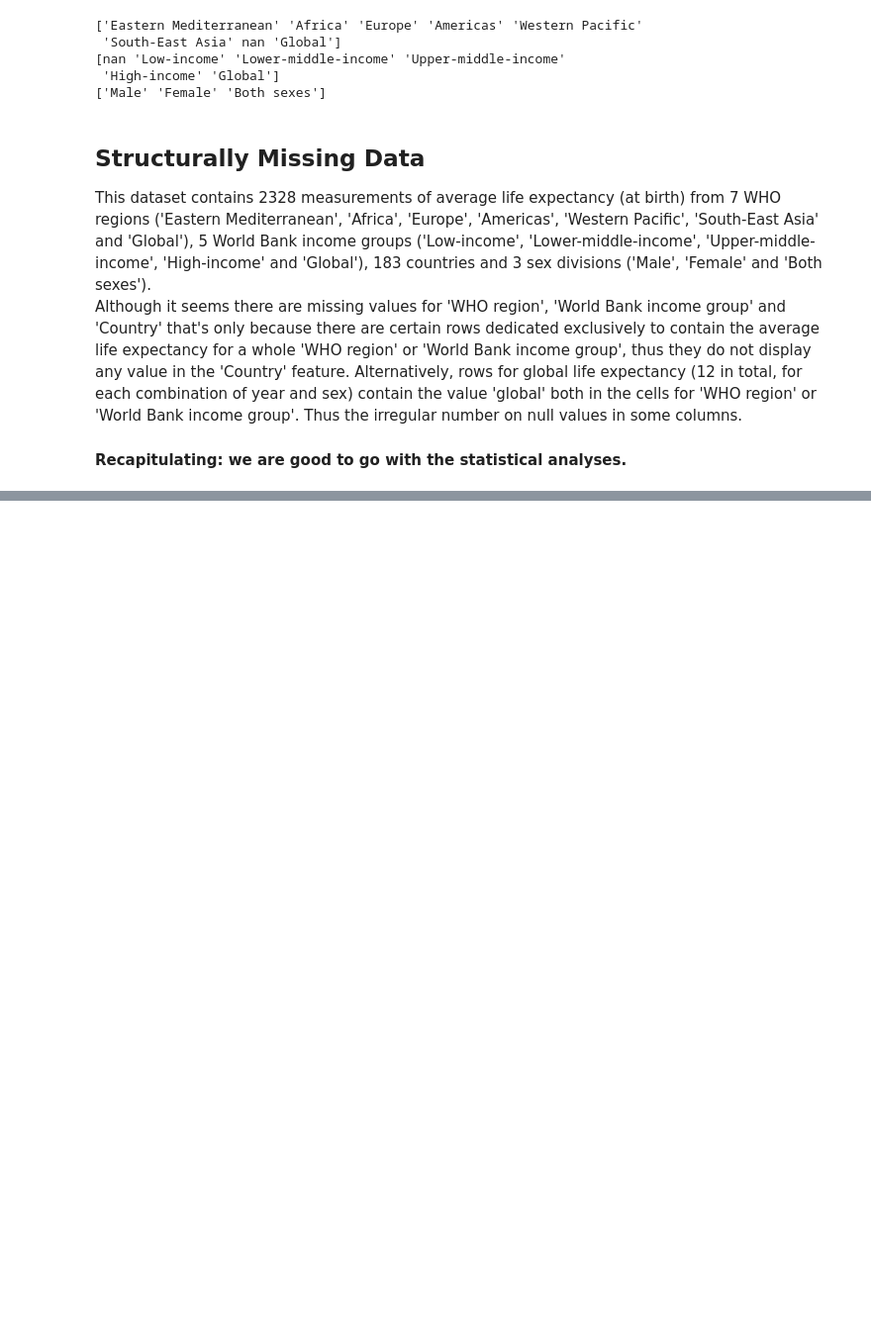
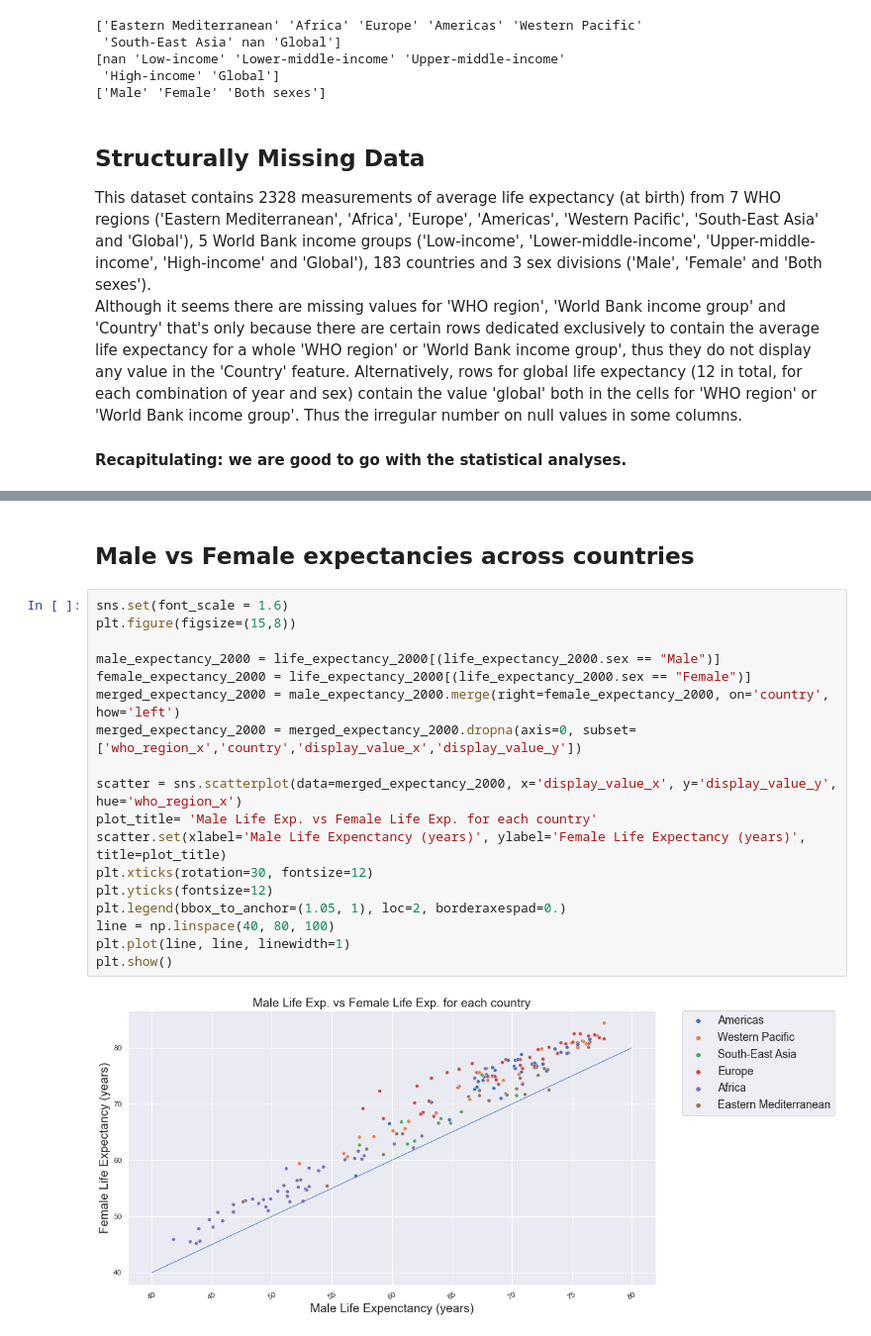
Before and after one commit to Rodrigo-gon-pul/data_science_projects, a Jupyter notebook: life_expectancy/main.ipynb, the cells around one changed output, grey strips where cells are left out. Shown: that part at 99% size. Drawn from its saved outputs; the diff is of its cells as text; blank space fills up the shorter version.

```diff
--- a/life_expectancy/main.ipynb
+++ b/life_expectancy/main.ipynb
@@ -161,0 +167,22 @@ plt.show()
+# %% [markdown]
+## Male vs Female expectancies across countries
+# %%
+sns.set(font_scale = 1.6)
+plt.figure(figsize=(15,8))
+
+male_expectancy_2000 = life_expectancy_2000[(life_expectancy_2000.sex == "Male")]
+female_expectancy_2000 = life_expectancy_2000[(life_expectancy_2000.sex == "Female")]
+merged_expectancy_2000 = male_expectancy_2000.merge(right=female_expectancy_2000, on='country', how='left')
+merged_expectancy_2000 = merged_expectancy_2000.dropna(axis=0, subset=['who_region_x','country','display_value_x','display_value_y'])
+
+scatter = sns.scatterplot(data=merged_expectancy_2000, x='display_value_x', y='display_value_y', hue='who_region_x')
+plot_title= 'Male Life Exp. vs Female Life Exp. for each country'
+scatter.set(xlabel='Male Life Expenctancy (years)', ylabel='Female Life Expectancy (years)', title=plot_title)
+plt.xticks(rotation=30, fontsize=12)
+plt.yticks(fontsize=12)
+plt.legend(bbox_to_anchor=(1.05, 1), loc=2, borderaxespad=0.)
+line = np.linspace(40, 80, 100)
+plt.plot(line, line, linewidth=1)
+plt.show()
+# %% [output]
+[figure, added]
```
Also changed, not shown: parts of 4 cells of this notebook, 1 other file.
